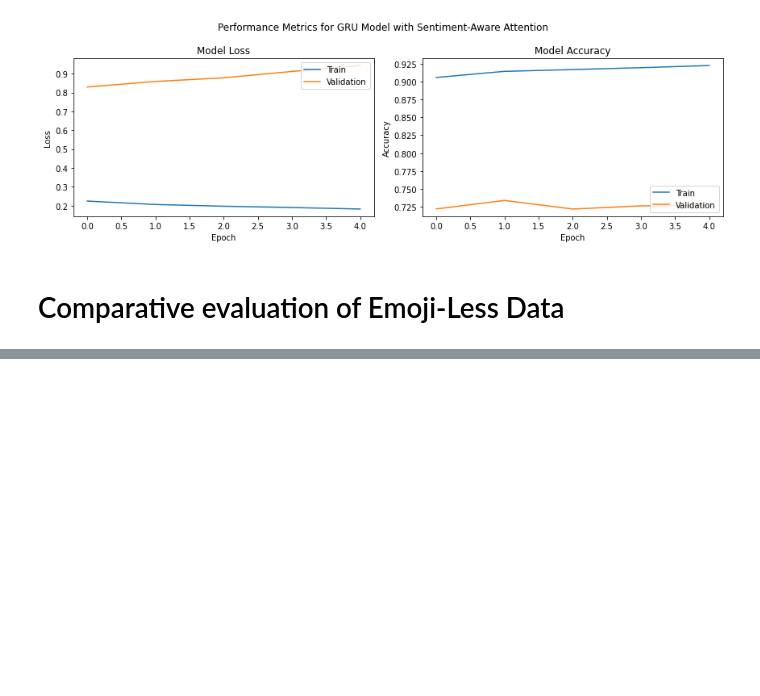
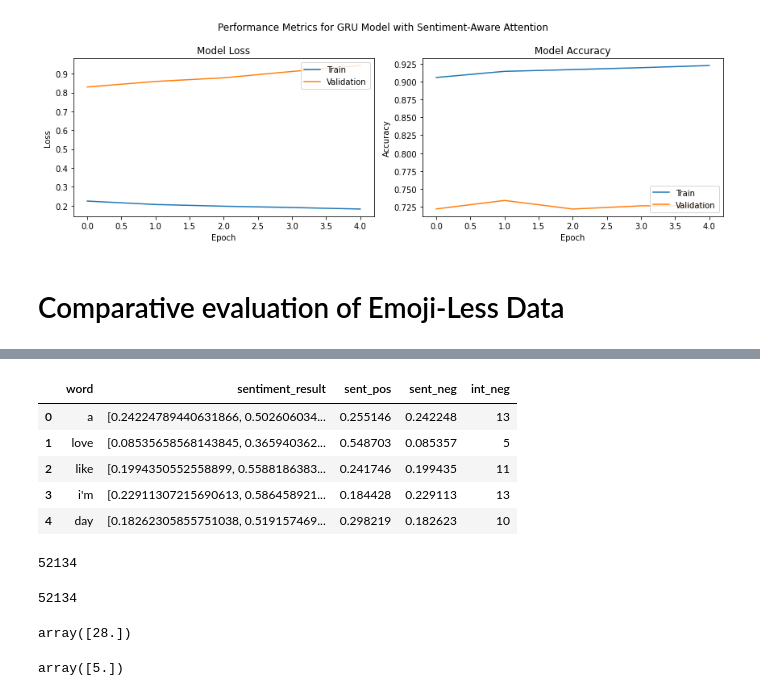
Before and after one commit to sba22224/Capstone_SBA22224, a Jupyter notebook: Code_Notebooks/Attention Mechanism Evaluation.ipynb, the cells around one changed output, grey strips where cells are left out. Drawn from its saved outputs; the diff is of its cells as text; code cells hidden in the pictures; blank space fills up the shorter version.

```diff
--- a/Code_Notebooks/Attention Mechanism Evaluation.ipynb
+++ b/Code_Notebooks/Attention Mechanism Evaluation.ipynb
@@ -2215,0 +2879,47 @@ plt.show()
+# %%
+# Initialize the MinMaxScaler
+scaler = MinMaxScaler(feature_range=(1, 50))
+
+# Fit and transform your column
+df_vocab['int_neg'] = scaler.fit_transform(df_vocab[['sent_neg']])
+
+# Round the rescaled values to the nearest integer
+df_vocab['int_neg'] = df_vocab['int_neg'].round().astype(int)
+df_vocab.head()
+# %% [output]
+|  | word | sentiment_result | sent_pos | sent_neg | int_neg |
+| 0 | a | [0.24224789440631866, 0.502606034... | 0.255146 | 0.242248 | 13 |
+| 1 | love | [0.08535658568143845, 0.365940362... | 0.548703 | 0.085357 | 5 |
+| 2 | like | [0.1994350552558899, 0.5588186383... | 0.241746 | 0.199435 | 11 |
+| 3 | i'm | [0.22911307215690613, 0.586458921... | 0.184428 | 0.229113 | 13 |
+| 4 | day | [0.18262305855751038, 0.519157469... | 0.298219 | 0.182623 | 10 |
+# %%
+# Initialize an empty dictionary to store the mappings
+sentiment_scores_pos = {}
+
+# Iterate through the DataFrame rows
+for index, row in df_vocab.iterrows():
+    word = row['word']  # Assuming 'word' column contains a list with a single word
+    pos_score = row['int_pos']
+
+    # Map the word to its corresponding score in the dictionary
+    sentiment_scores_pos[word] = pos_score
+
+len(sentiment_scores_pos)
+# %% [output]
+52134
+# %%
+# Initialize an empty dictionary to store the mappings
+sentiment_scores_neg = {}
+
+# Iterate through the DataFrame rows
+for index, row in df_vocab.iterrows():
+    word = row['word']  # Assuming 'word' column contains a list with a single word
+    neg_score = row['int_neg']
+
+    # Map the word to its corresponding score in the dictionary
+    sentiment_scores_neg[word] = neg_score
+
+len(sentiment_scores_neg)
+# %% [output]
+52134
@@ -2215,0 +2928,32 @@ plt.show()
+# %%
+# Define the dimensions of the embedding matrix
+vocab_size_sent = len(sentiment_scores_pos)
+embedding_dim = 1  # Since you have single-dimensional sentiment scores
+
+# Initialize an empty embedding matrix
+embedding_matrix_pos = np.zeros((vocab_size_sent, embedding_dim))
+
+# Iterate over your vocabulary and fill in the embedding matrix
+for i, word in enumerate(sentiment_scores_pos.keys()):
+    sentiment_vector = sentiment_scores_pos[word]
+    embedding_matrix_pos[i] = sentiment_vector
+
+embedding_matrix_pos[1]
+# %% [output]
+array([28.])
+# %%
+# Define the dimensions of the embedding matrix
+vocab_size_sent = len(sentiment_scores_neg)
+embedding_dim = 1  # Since you have single-dimensional sentiment scores
+
+# Initialize an empty embedding matrix
+embedding_matrix_neg = np.zeros((vocab_size_sent, embedding_dim))
+
+# Iterate over your vocabulary and fill in the embedding matrix
+for i, word in enumerate(sentiment_scores_neg.keys()):
+    sentiment_vector = sentiment_scores_neg[word]
+    embedding_matrix_neg[i] = sentiment_vector
+
+embedding_matrix_neg[1]
+# %% [output]
+array([5.])
```
Also changed, not shown: parts of 81 cells of this notebook.
